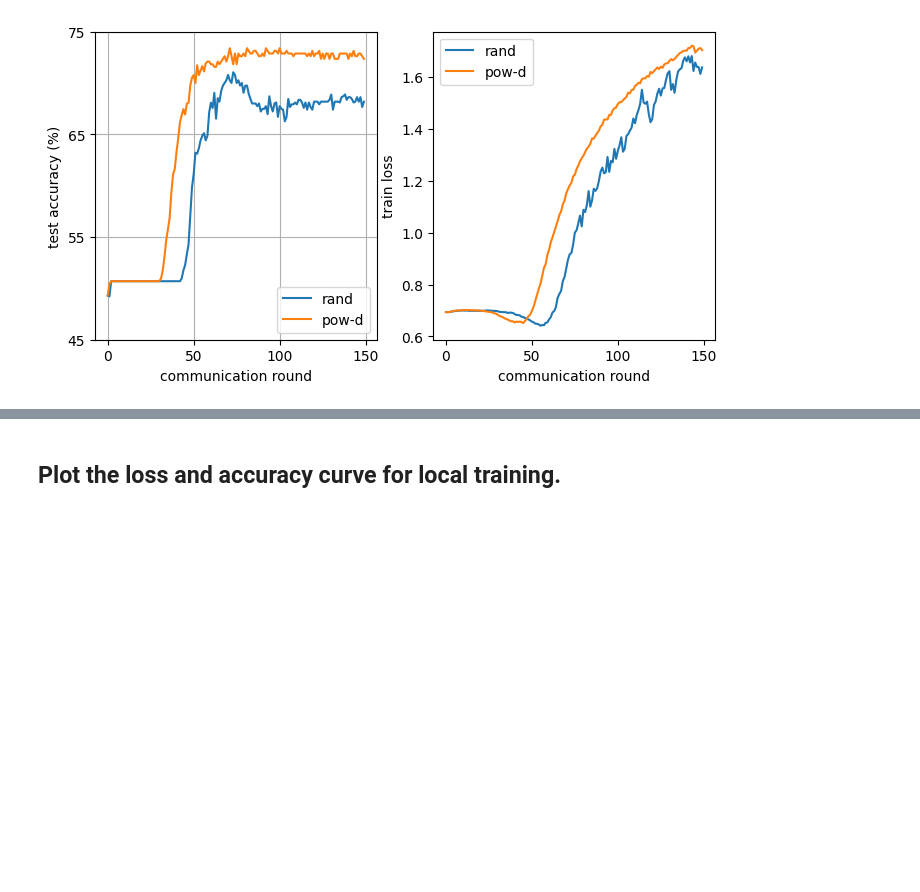
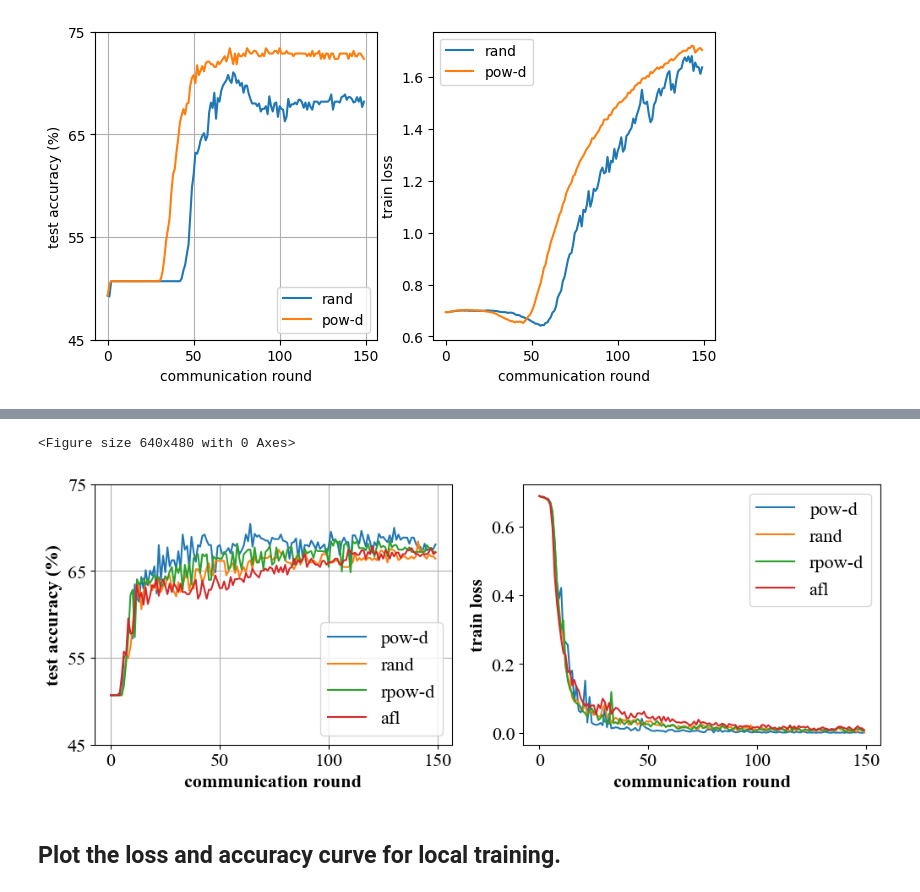
Before and after one commit to peng-ju/Power-of-Choice, a Jupyter notebook: MLP_sentiment_analysis_Twitter/plot_res.ipynb, the cells around one changed output, grey strips where cells are left out. Cells and saved outputs as stored; diff of their text form; code cells hidden in the pictures; blank space fills up the shorter version.

```diff
--- a/MLP_sentiment_analysis_Twitter/plot_res.ipynb
+++ b/MLP_sentiment_analysis_Twitter/plot_res.ipynb
@@ -156,3 +73,42 @@ plot_folder("/home/peng/workspace/Power-of-Choice/MLP_sentiment_analysis_Twitter
+# %%
+c_t = cm.get_cmap('tab10')
+ftsize = 16
+params = {'legend.fontsize': ftsize,
+         'axes.labelsize': ftsize,
+         'axes.titlesize':ftsize,
+         'xtick.labelsize':ftsize,
+         'ytick.labelsize':ftsize}
+plt.rcParams.update(params)
+lw = 2
+plt.rcParams["font.family"] = "Times New Roman"
+plt.rcParams['axes.labelweight'] = 'bold'
+# plt.figure(figsize=(16,14.5))
+plt.subplots_adjust(right=1.1, top=0.9)
+rcParams['axes.titlepad'] = 14
+plt.rcParams['text.usetex'] = False
+fig, axs = plt.subplots(1, 2, figsize=(12, 4))
+
+for file_name in os.listdir(folder_path):
+    file_path = os.path.join(folder_path, file_name)
+    data = pd.read_csv(file_path)
+    data_select = data[data["itr"] == -1]
+    axs[0].plot(data_select["Epoch"],data_select["testacc"], label = file_name.split("_")[0])
+    axs[0].legend()
+    axs[0].set_xlabel("communication round")
+    axs[0].set_ylabel("test accuracy (%)")
+    axs[0].set_xticks(ticks=[0, 50, 100, 150], labels=["0", "50", "100", "150"])
+    axs[0].set_yticks(ticks=[45, 55, 65, 75], labels=["45", "55", "65", "75"])
+    axs[0].grid(True)
+
+    axs[1].plot(data_select["Epoch"],data_select["trainloss"], label = file_name.split("_")[0])
+    axs[1].legend()
+    axs[1].set_xlabel("communication round")
+    axs[1].set_ylabel("train loss")
+# %%
+plot_folder("./logs/20231125/dataplot_highlr")
+# %% [output]
+<Figure size 640x480 with 0 Axes>
+[figure, added]
 # %% [markdown]
 ## Plot the loss and accuracy curve for local training.
 # %%
```
Also changed, not shown: parts of 19 cells of this notebook, 2 other files.
